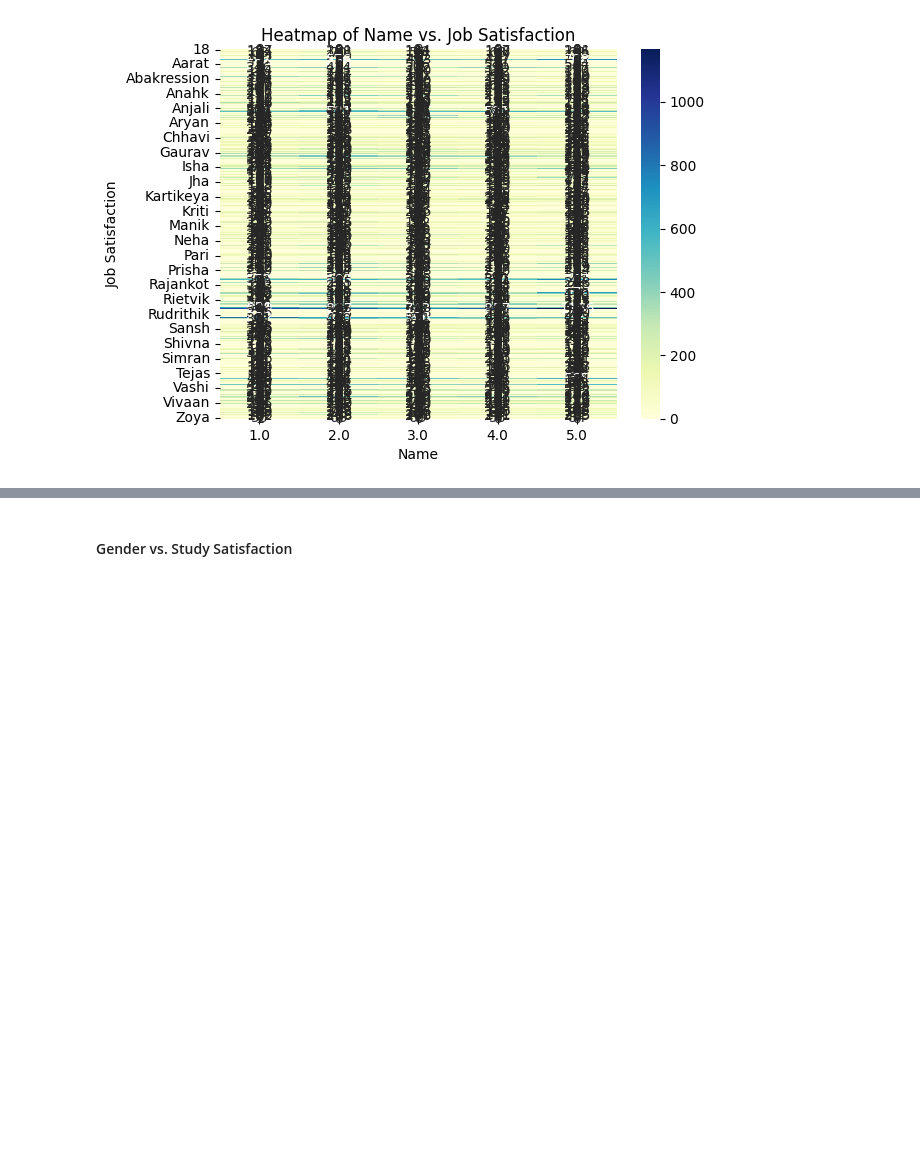
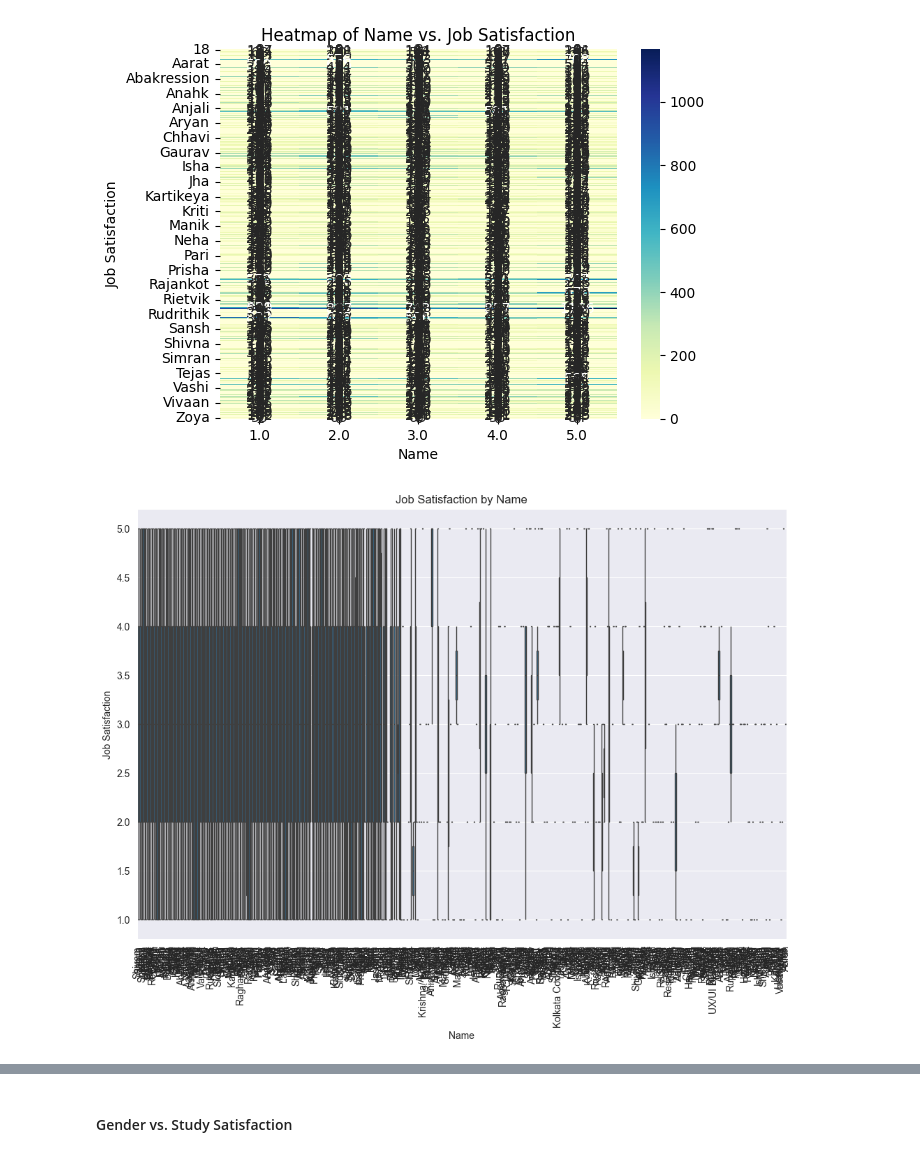
Before and after one commit to ktxdev/mind-matters, a Jupyter notebook: notebooks/EDA.ipynb, the cells around one changed output, grey strips where cells are left out. Drawn from its saved outputs; the diff is of its cells as text; code cells hidden in the pictures; blank space fills up the shorter version.

```diff
--- a/notebooks/EDA.ipynb
+++ b/notebooks/EDA.ipynb
@@ -538,3 +538,11 @@ plot_categorical_vs_categorical_vars(data, 'Name', 'Study Satisfaction')
 plot_categorical_vs_categorical_vars(data, 'Name', 'Job Satisfaction')
 # %% [output]
 [figure]
+# %%
+plt.figure(figsize=(12, 8))
+sns.boxplot(data=data, x='Name', y='Job Satisfaction')
+plt.xticks(rotation=90)
+plt.title('Job Satisfaction by Name')
+plt.show()
+# %% [output]
+[figure, added]
```
Also changed, not shown: parts of 2 cells of this notebook.
